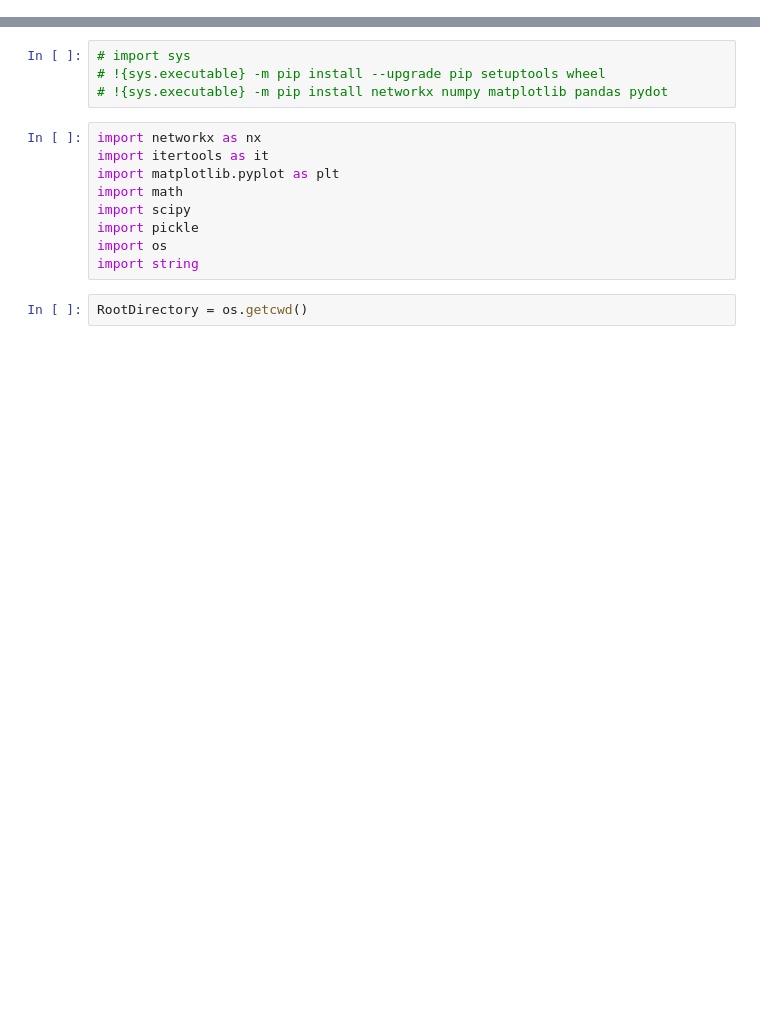
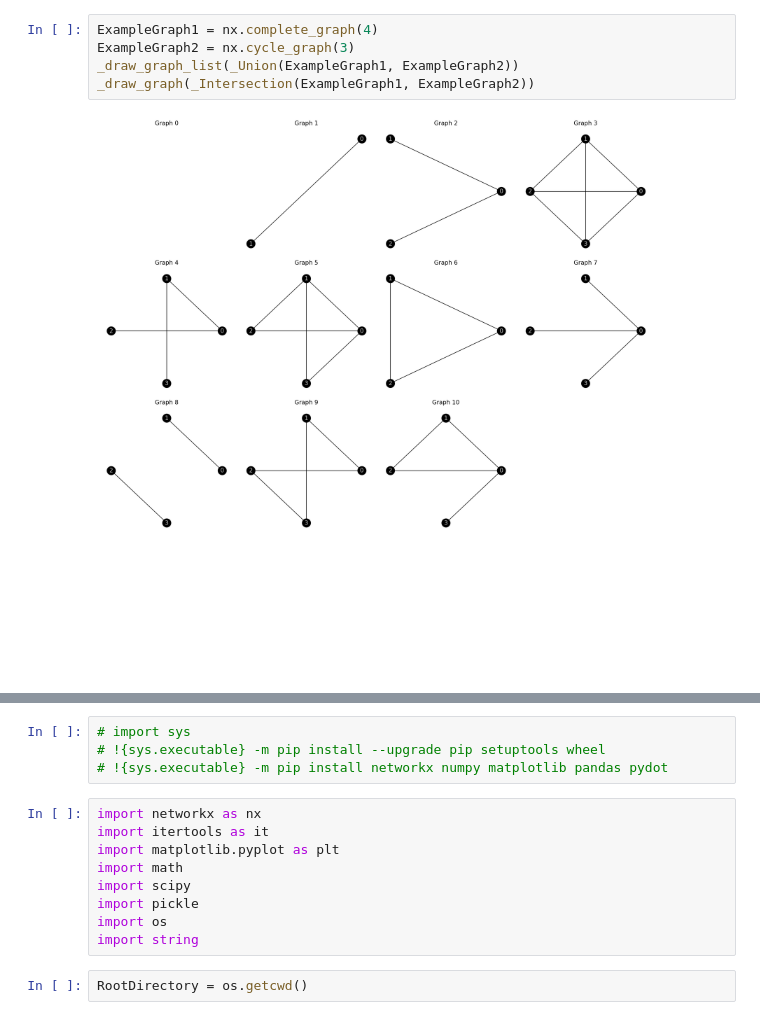
Before and after one commit to JibJibFlutterhousen/Down-Arrow-Ramsey-Sets, a Jupyter notebook: Down Arrow Ramsey Sets Of Complete Bipartite Graphs.ipynb, the cells around one changed output, grey strips where cells are left out. Saved outputs shown, nothing was run; the diff lists cells and outputs as text; blank space fills up the shorter version.

```diff
--- a/Down Arrow Ramsey Sets Of Complete Bipartite Graphs.ipynb
+++ b/Down Arrow Ramsey Sets Of Complete Bipartite Graphs.ipynb
@@ -0,0 +84,7 @@
+# %%
+ExampleGraph1 = nx.complete_graph(4)
+ExampleGraph2 = nx.cycle_graph(3)
+_draw_graph_list(_Union(ExampleGraph1, ExampleGraph2))
+_draw_graph(_Intersection(ExampleGraph1, ExampleGraph2))
+# %% [output]
+[figure, added]
```
Also changed, not shown: parts of 15 cells of this notebook.
